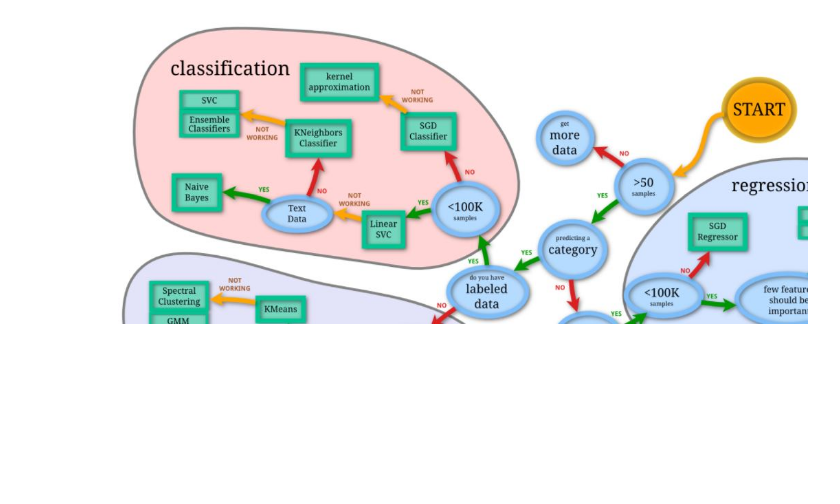
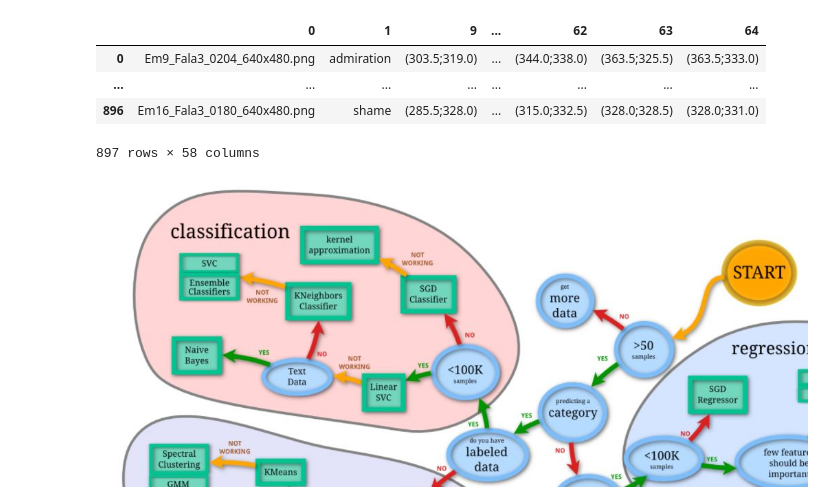
Before and after one commit to fabiograssiotto/IA369, a Jupyter notebook: T3/Atividade 5/Atividade 5.ipynb, the cells around one changed output. Drawn from its saved outputs; the diff is of its cells as text; code cells hidden in the pictures; blank space fills up the shorter version.

```diff
--- a/T3/Atividade 5/Atividade 5.ipynb
+++ b/T3/Atividade 5/Atividade 5.ipynb
@@ -7,3 +29,25 @@
+# %%
+import pandas as pd
+
+def read_csv():
+    "Leitura das colunas: nome do arquivo, rótulo, 56 colunas de coordenadas."
+    all_cols = list(range(0,65))
+    remove_cols = set(range(2,9))
+    cols = [col for col in all_cols if col not in remove_cols]
+    return pd.read_csv('Faces_Disciplina\imagedb_CH_disciplina.csv', header=None, usecols=cols)
+
+df = read_csv()
+
+pd.set_option('display.max_rows', 3)
+pd.set_option('display.max_columns', 6)
+
+df
+# %% [output]
+|  | 0 | 1 | 9 | ... | 62 | 63 | 64 |
+| 0 | Em9_Fala3_0204_640x480.png | admiration | (303.5;319.0) | ... | (344.0;338.0) | (363.5;325.5) | (363.5;333.0) |
+| ... | ... | ... | ... | ... | ... | ... | ... |
+| 896 | Em16_Fala3_0180_640x480.png | shame | (285.5;328.0) | ... | (315.0;332.5) | (328.0;328.5) | (328.0;331.0) |
+897 rows × 58 columns
 # %%
 from IPython.display import Image, display
 display(Image(filename='sklearn-algos.jpg', embed=True))
```
Also changed, not shown: parts of 4 cells of this notebook, 2 other files.
